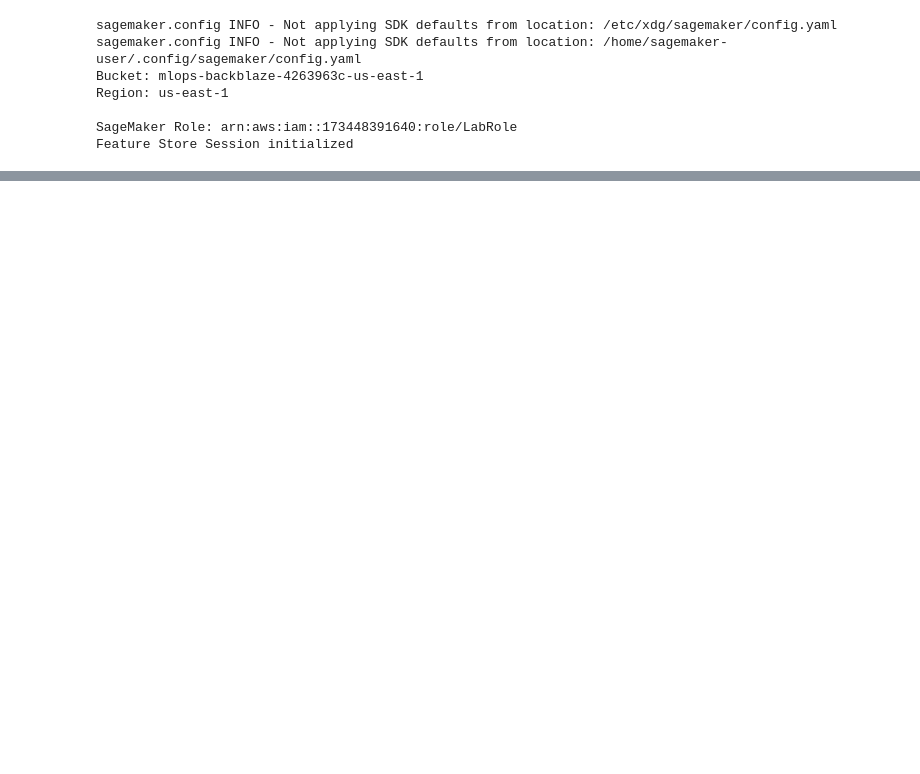
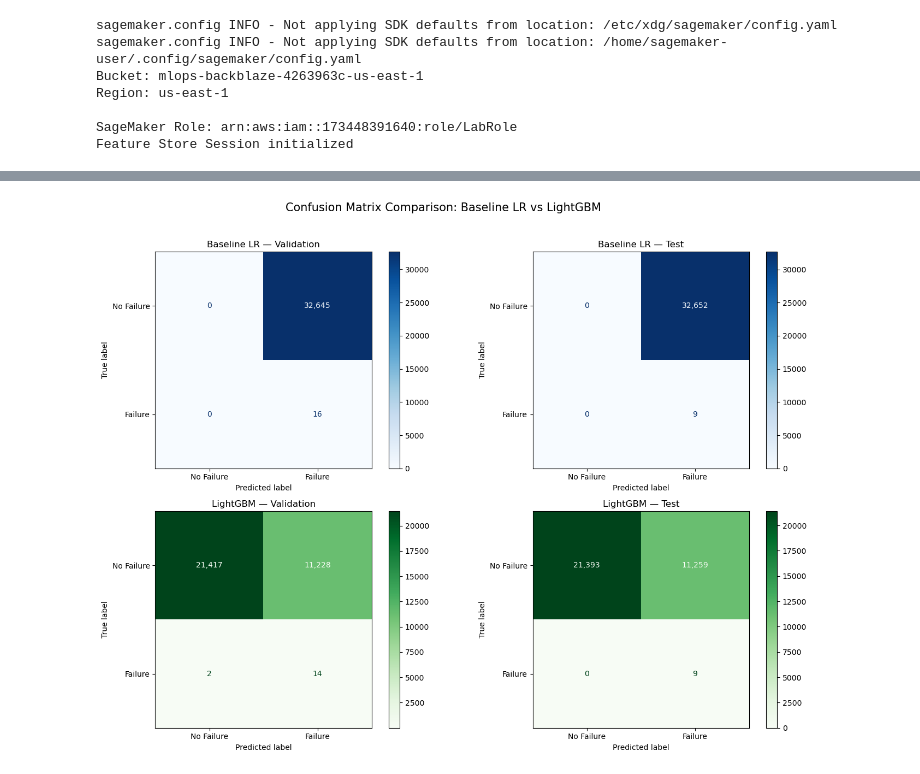
Before and after one commit to Iman-hamdan/aai-540-group9, a Jupyter notebook: base_model.ipynb, the cells around one changed output, grey strips where cells are left out. Drawn from its saved outputs; the diff is of its cells as text; code cells hidden in the pictures; blank space fills up the shorter version.

```diff
--- a/base_model.ipynb
+++ b/base_model.ipynb
@@ -694,0 +791,29 @@ SUMMARY
+# %%
+import matplotlib.pyplot as plt
+from sklearn.metrics import ConfusionMatrixDisplay
+
+# ── Side-by-side Confusion Matrix Comparison ────────────────────────────────
+datasets_compare = {
+    'Validation': (cm_val_bl, cm_val),
+    'Test':       (cm_test_bl, cm_test),
+}
+
+fig, axes = plt.subplots(2, 2, figsize=(14, 10))
+labels = ['No Failure', 'Failure']
+
+for col, (split_name, (cm_bl, cm_lgb)) in enumerate(datasets_compare.items()):
+    # Baseline (top row)
+    disp_bl = ConfusionMatrixDisplay(confusion_matrix=cm_bl, display_labels=labels)
+    disp_bl.plot(ax=axes[0, col], cmap='Blues', values_format=',')
+    axes[0, col].set_title(f'Baseline LR — {split_name}', fontsize=12)
+
+    # LightGBM (bottom row)
+    disp_lgb = ConfusionMatrixDisplay(confusion_matrix=cm_lgb, display_labels=labels)
+    disp_lgb.plot(ax=axes[1, col], cmap='Greens', values_format=',')
+    axes[1, col].set_title(f'LightGBM — {split_name}', fontsize=12)
+
+plt.suptitle('Confusion Matrix Comparison: Baseline LR vs LightGBM', fontsize=15, y=1.02)
+plt.tight_layout()
+plt.show()
+# %% [output]
+[figure, added]
```
Also changed, not shown: parts of 30 cells of this notebook, 2 other files.
